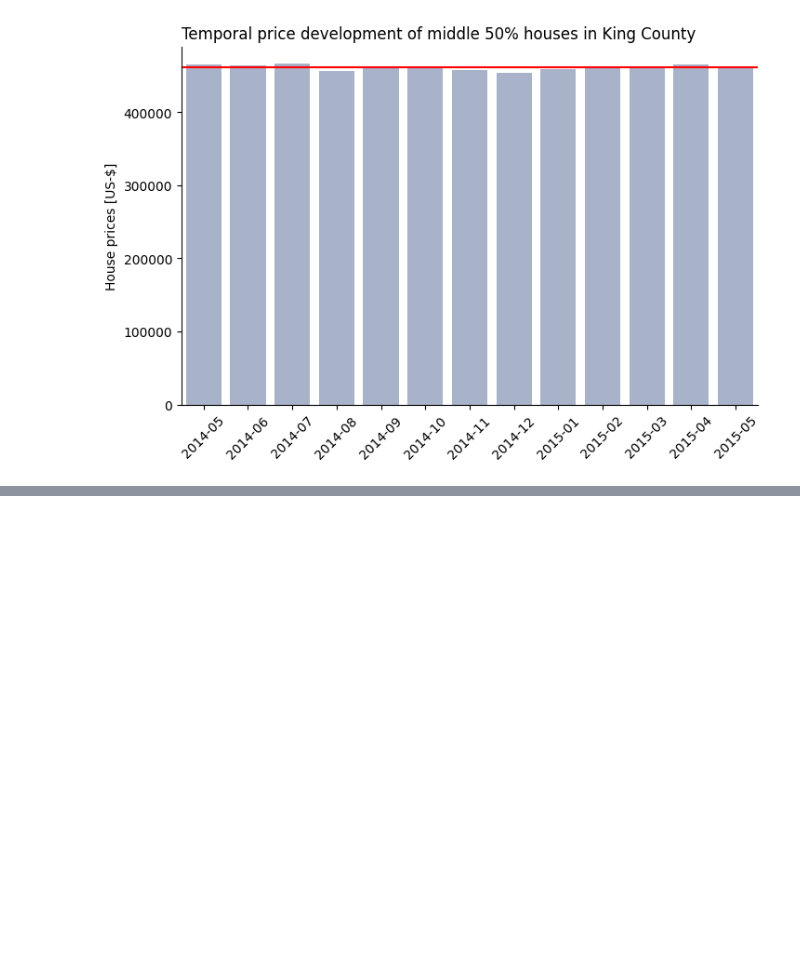
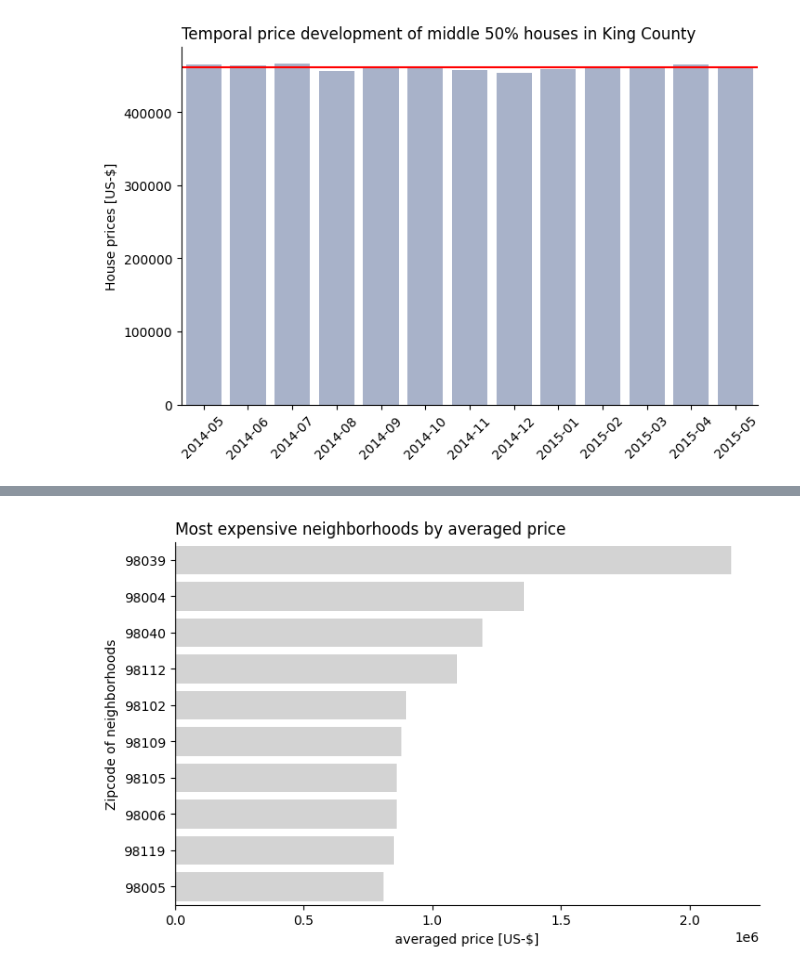
Before and after one commit to ElPaco91/eda_project, a Jupyter notebook: EDA_presentation.ipynb, the cells around one changed output, grey strips where cells are left out. Drawn from its saved outputs; the diff is of its cells as text; code cells hidden in the pictures; blank space fills up the shorter version.

```diff
--- a/EDA_presentation.ipynb
+++ b/EDA_presentation.ipynb
@@ -392,0 +425,5 @@ fig.savefig("./plots/presentation/01_price_temp_middle50.png")
+# %%
+# check best neighborhoods:
+df_hood = df.copy()
+# %%
+df_hood2 = df_hood.groupby('zipcode').describe().price
@@ -392,0 +434,2 @@ fig.savefig("./plots/presentation/01_price_temp_middle50.png")
+# %%
+df_hood3 = df_hood2.sort_values(by = 'mean', ascending = False).head(10)
@@ -392,0 +451,23 @@ fig.savefig("./plots/presentation/01_price_temp_middle50.png")
+# %%
+df_hood3['hood'] = list(df_hood3.index)
+df_hood3['hood'] = df_hood3['hood'].astype(object)
+df_hood3 = df_hood3.sort_values(by = 'mean', ascending = False)
+
+
+price_hood = sns.barplot(data=df_hood3,
+            x='mean',
+            y='hood',
+            order=df_hood3['hood'],
+            orient='h',
+            color = 'lightgrey')
+
+sns.despine(top=True, right=True, left=False, bottom=False)
+plt.title('Most expensive neighborhoods by averaged price', loc = 'left')
+plt.xlabel('averaged price [US-$]')
+plt.ylabel('Zipcode of neighborhoods')
+
+
+fig = price_hood.get_figure()
+fig.savefig("./plots/presentation/06_price_hood.png")
+# %% [output]
+[figure, added]
```
Also changed, not shown: parts of 15 cells of this notebook, 1 other file.
